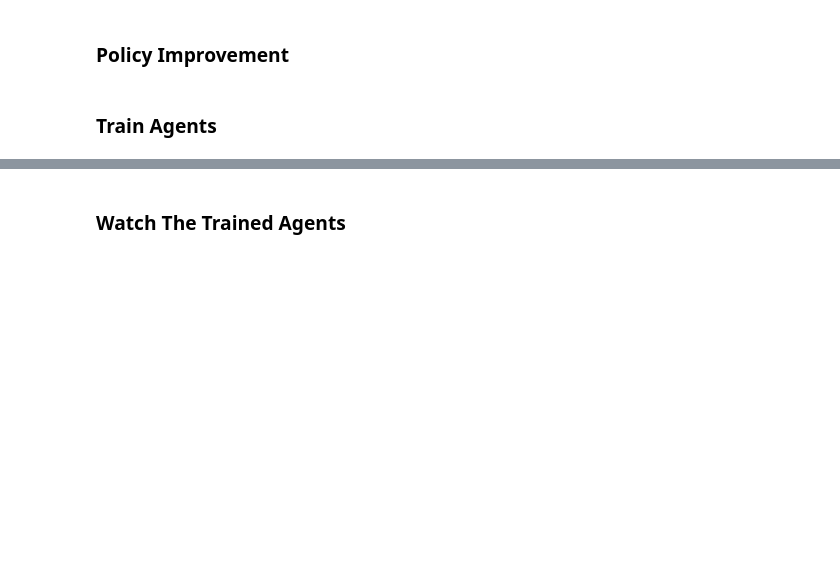
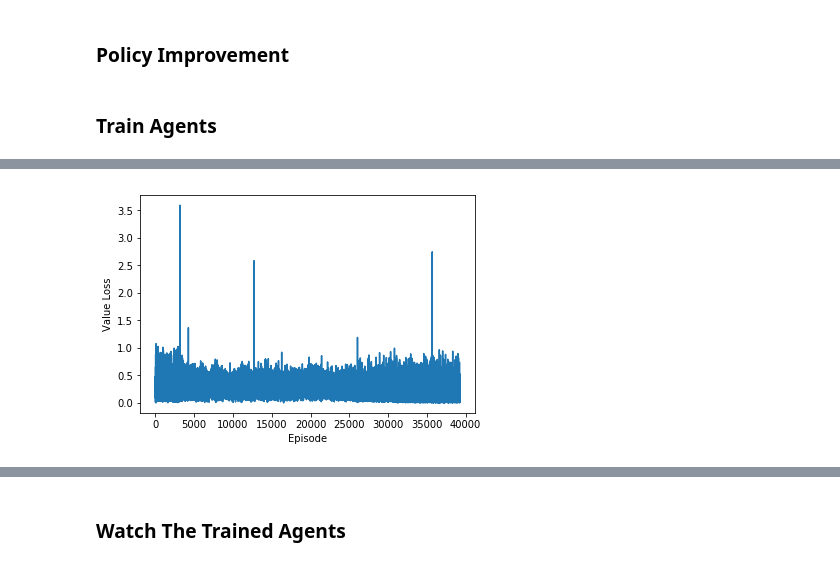
Before and after one commit to PHRABAL/DRL-Soccer-PPO, a Jupyter notebook: Soccer-PPO.ipynb, the cells around one changed output, grey strips where cells are left out. Cells and saved outputs as stored; diff of their text form; code cells hidden in the pictures; blank space fills up the shorter version.

```diff
--- a/Soccer-PPO.ipynb
+++ b/Soccer-PPO.ipynb
@@ -304,0 +413,9 @@ Episode 5929:   Steps: 134      Team 1 Lead: 114.4      Team 1: 1.1
+# %%
+fig = plt.figure()
+ax = fig.add_subplot(111)
+plt.plot(np.arange(1, len(value_loss_value)+1), value_loss_value)
+plt.ylabel('Value Loss')
+plt.xlabel('Episode')
+plt.show()
+# %% [output]
+[figure, added]
```
Also changed, not shown: parts of 13 cells of this notebook, 2 other files.
